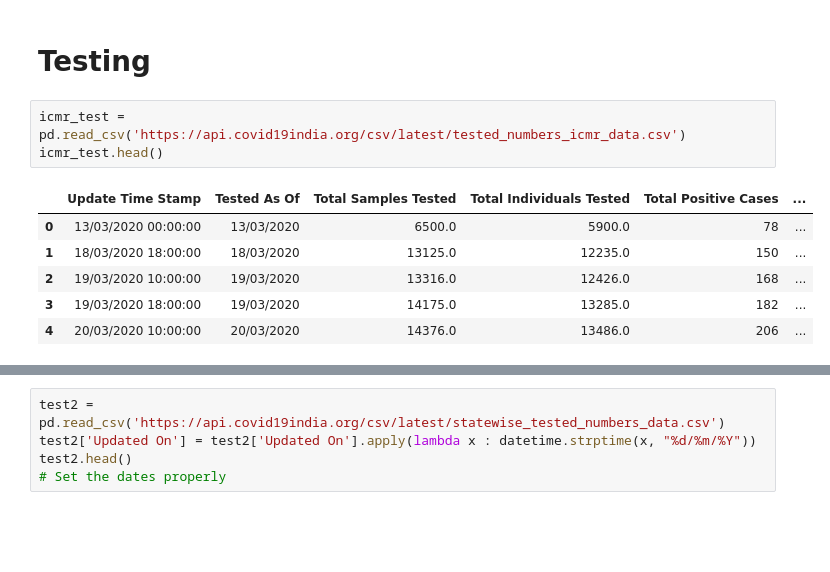
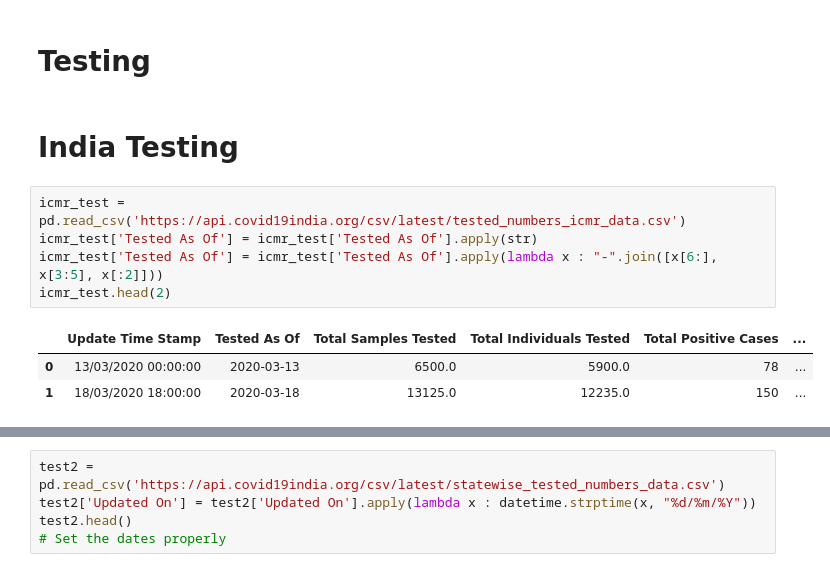
Before and after one commit to omkar1610/COVID-19, a Jupyter notebook: First/getting data.ipynb, the cells around one changed output, grey strips where cells are left out. Cells and saved outputs as stored; diff of their text form; blank space fills up the shorter version.

```diff
--- a/First/getting data.ipynb
+++ b/First/getting data.ipynb
@@ -230,13 +230,14 @@ district_data
 | other State | 1 | 0 | 0 | 1 |
 # %% [markdown]
 # Testing
+# %% [markdown]
+# India Testing
 # %%
 icmr_test = pd.read_csv('https://api.covid19india.org/csv/latest/tested_numbers_icmr_data.csv')
-icmr_test.head()
+icmr_test['Tested As Of'] = icmr_test['Tested As Of'].apply(str)
+icmr_test['Tested As Of'] = icmr_test['Tested As Of'].apply(lambda x : "-".join([x[6:], x[3:5], x[:2]]))
+icmr_test.head(2)
 # %% [output]
 |  | Update Time Stamp | Tested As Of | Total Samples Tested | Total Individuals Tested | Total Positive Cases | ... |
-| 0 | 13/03/2020 00:00:00 | 13/03/2020 | 6500.0 | 5900.0 | 78 | ... |
-| 1 | 18/03/2020 18:00:00 | 18/03/2020 | 13125.0 | 12235.0 | 150 | ... |
-| 2 | 19/03/2020 10:00:00 | 19/03/2020 | 13316.0 | 12426.0 | 168 | ... |
-| 3 | 19/03/2020 18:00:00 | 19/03/2020 | 14175.0 | 13285.0 | 182 | ... |
-| 4 | 20/03/2020 10:00:00 | 20/03/2020 | 14376.0 | 13486.0 | 206 | ... |
+| 0 | 13/03/2020 00:00:00 | 2020-03-13 | 6500.0 | 5900.0 | 78 | ... |
+| 1 | 18/03/2020 18:00:00 | 2020-03-18 | 13125.0 | 12235.0 | 150 | ... |
```
Also changed, not shown: parts of 4 cells of this notebook.
